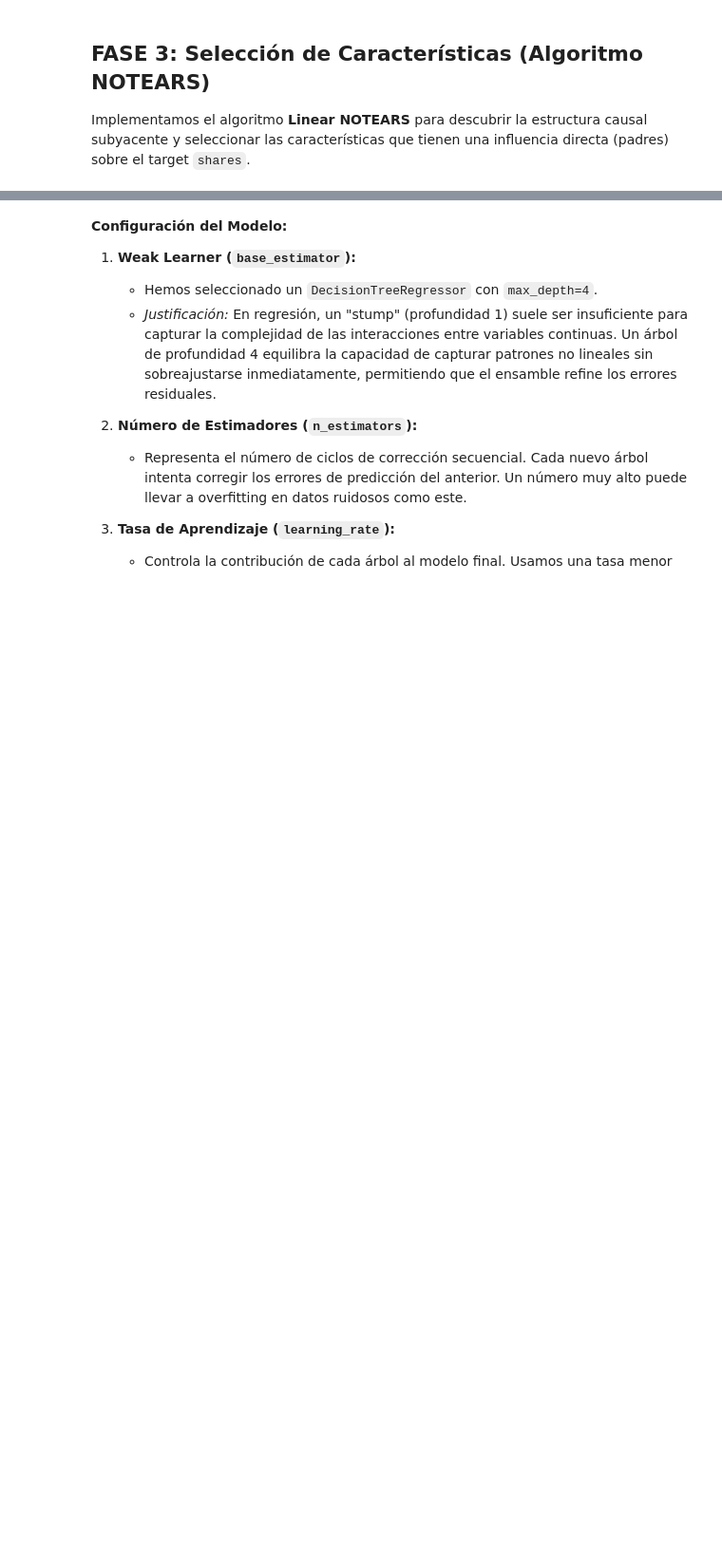
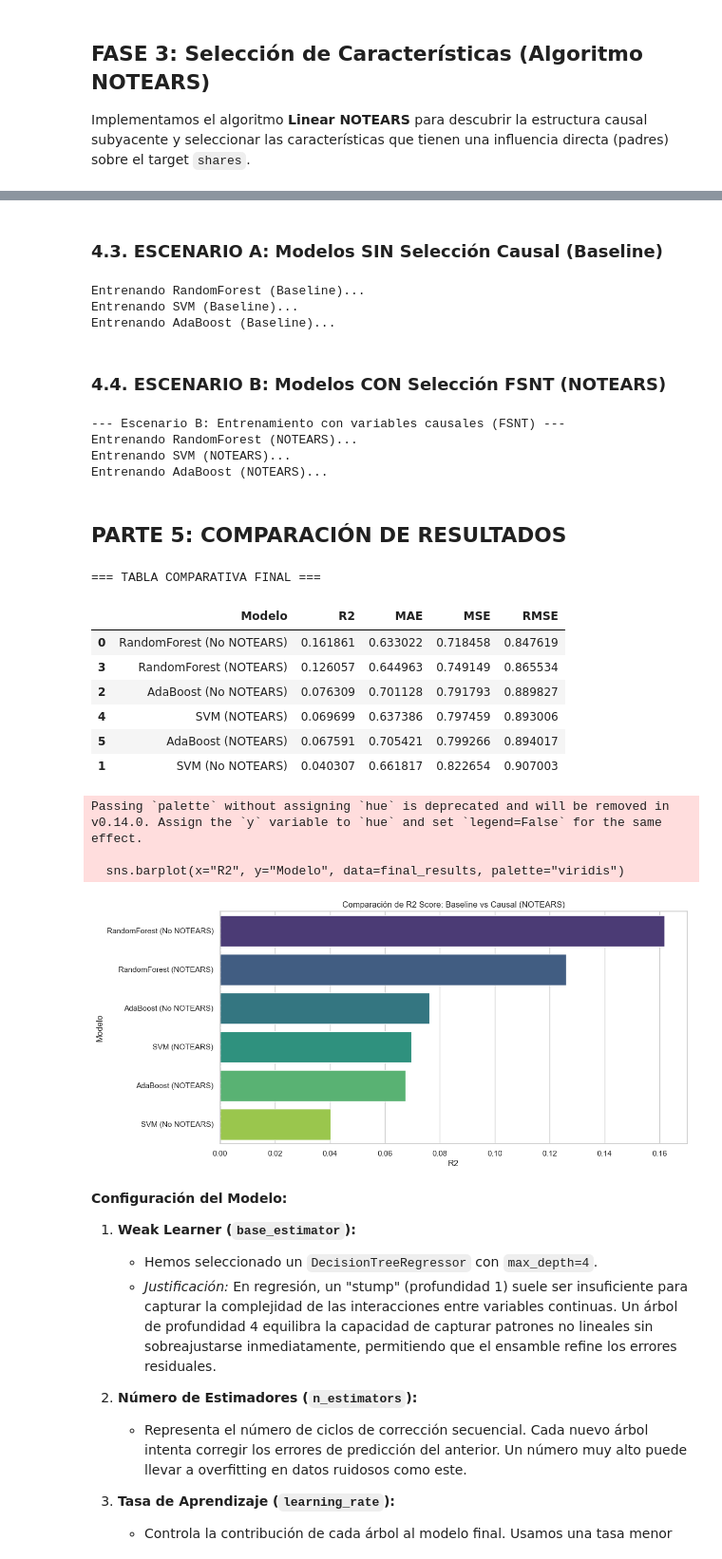
Before and after one commit to AlejandroPinedo/ML2026, a Jupyter notebook: PROYECTO/project_pipeline +NOTEARS.ipynb, the cells around one changed output, grey strips where cells are left out. Shown at 95% size. Cells and saved outputs as stored; diff of their text form; code cells hidden in the pictures; blank space fills up the shorter version.

```diff
--- a/PROYECTO/project_pipeline +NOTEARS.ipynb
+++ b/PROYECTO/project_pipeline +NOTEARS.ipynb
@@ -508,3 +555,74 @@ RandomForest Best RMSE (CV): 0.8883
+# %% [markdown]
+### 4.3. ESCENARIO A: Modelos SIN Selección Causal (Baseline)
+# %%
+X_train_a, X_test_a, y_train_a, y_test_a = train_test_split(X_raw, y, test_size=0.2, random_state=42)
+
+results_no_causal = []
+for name, pipe in pipelines.items():
+    print(f"Entrenando {name} (Baseline)...")
+    model = clone(pipe)
+    model.fit(X_train_a, y_train_a)
+    metrics = evaluate_model(name + " (No NOTEARS)", model, X_test_a, y_test_a)
+    results_no_causal.append(metrics)
+# %% [output]
+Entrenando RandomForest (Baseline)...
+Entrenando SVM (Baseline)...
+Entrenando AdaBoost (Baseline)...
+# %% [markdown]
+### 4.4. ESCENARIO B: Modelos CON Selección FSNT (NOTEARS)
+# %%
+print("\n--- Escenario B: Entrenamiento con variables causales (FSNT) ---")
+# Filtramos X_raw usando solo las columnas detectadas por NOTEARS
+X_causal = X_raw[top_causal_features]
+
+X_train_c, X_test_c, y_train_c, y_test_c = train_test_split(X_causal, y, test_size=0.2, random_state=42)
+
+results_causal = []
+for name, pipe in pipelines.items():
+    print(f"Entrenando {name} (NOTEARS)...")
+    model = clone(pipe)
+    model.fit(X_train_c, y_train_c)
+    metrics = evaluate_model(name + " (NOTEARS)", model, X_test_c, y_test_c)
+    results_causal.append(metrics)
+# %% [output]
+--- Escenario B: Entrenamiento con variables causales (FSNT) ---
+Entrenando RandomForest (NOTEARS)...
+Entrenando SVM (NOTEARS)...
+Entrenando AdaBoost (NOTEARS)...
+# %% [markdown]
+## PARTE 5: COMPARACIÓN DE RESULTADOS
+# %%
+# ==============================================================================
+df_results_a = pd.DataFrame(results_no_causal)
+df_results_b = pd.DataFrame(results_causal)
+final_results = pd.concat([df_results_a, df_results_b], ignore_index=True).sort_values("RMSE")
+
+print("\n=== TABLA COMPARATIVA FINAL ===")
+try:
+    display(final_results)
+except NameError:
+    print(final_results)
+
+# Gráfico comparativo de R2
+plt.figure(figsize=(12, 6))
+sns.barplot(x="R2", y="Modelo", data=final_results, palette="viridis")
+plt.title("Comparación de R2 Score: Baseline vs Causal (NOTEARS)")
+plt.axvline(0, color='k', linestyle='--')
+plt.xlim(left=0)
+plt.show()
+# %% [output]
+=== TABLA COMPARATIVA FINAL ===
+|  | Modelo | R2 | MAE | MSE | RMSE |
+| 0 | RandomForest (No NOTEARS) | 0.161861 | 0.633022 | 0.718458 | 0.847619 |
+| 3 | RandomForest (NOTEARS) | 0.126057 | 0.644963 | 0.749149 | 0.865534 |
+| 2 | AdaBoost (No NOTEARS) | 0.076309 | 0.701128 | 0.791793 | 0.889827 |
+| 4 | SVM (NOTEARS) | 0.069699 | 0.637386 | 0.797459 | 0.893006 |
+| 5 | AdaBoost (NOTEARS) | 0.067591 | 0.705421 | 0.799266 | 0.894017 |
+| 1 | SVM (No NOTEARS) | 0.040307 | 0.661817 | 0.822654 | 0.907003 |
+Passing `palette` without assigning `hue` is deprecated and will be removed in v0.14.0. Assign the `y` variable to `hue` and set `legend=False` for the same effect.
+
+  sns.barplot(x="R2", y="Modelo", data=final_results, palette="viridis")
+[figure, added]
 # %% [markdown]
 **Configuración del Modelo:**
 1.  **Weak Learner (`base_estimator`):**
```
Also changed, not shown: parts of 22 cells of this notebook, 7 other files.
